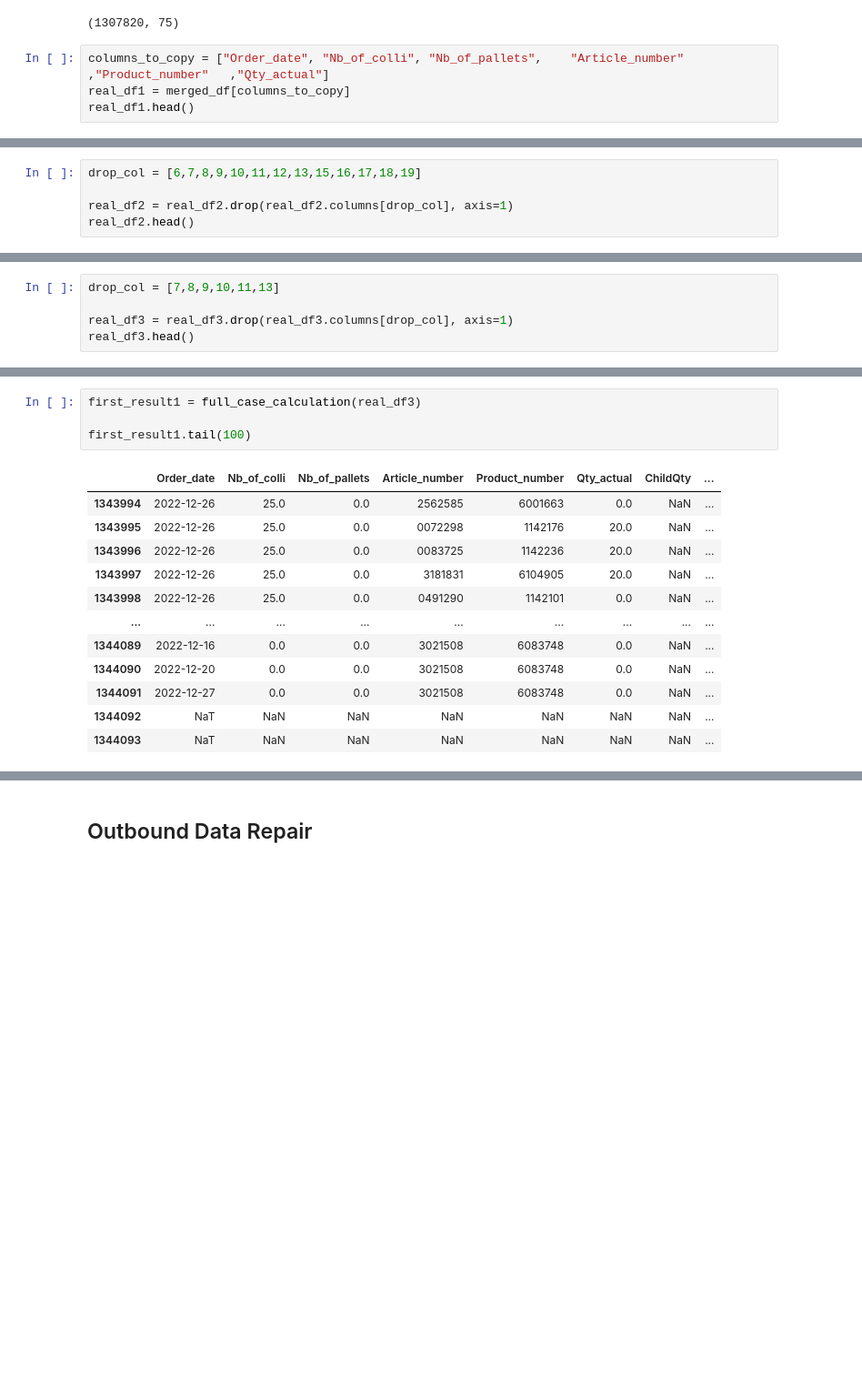
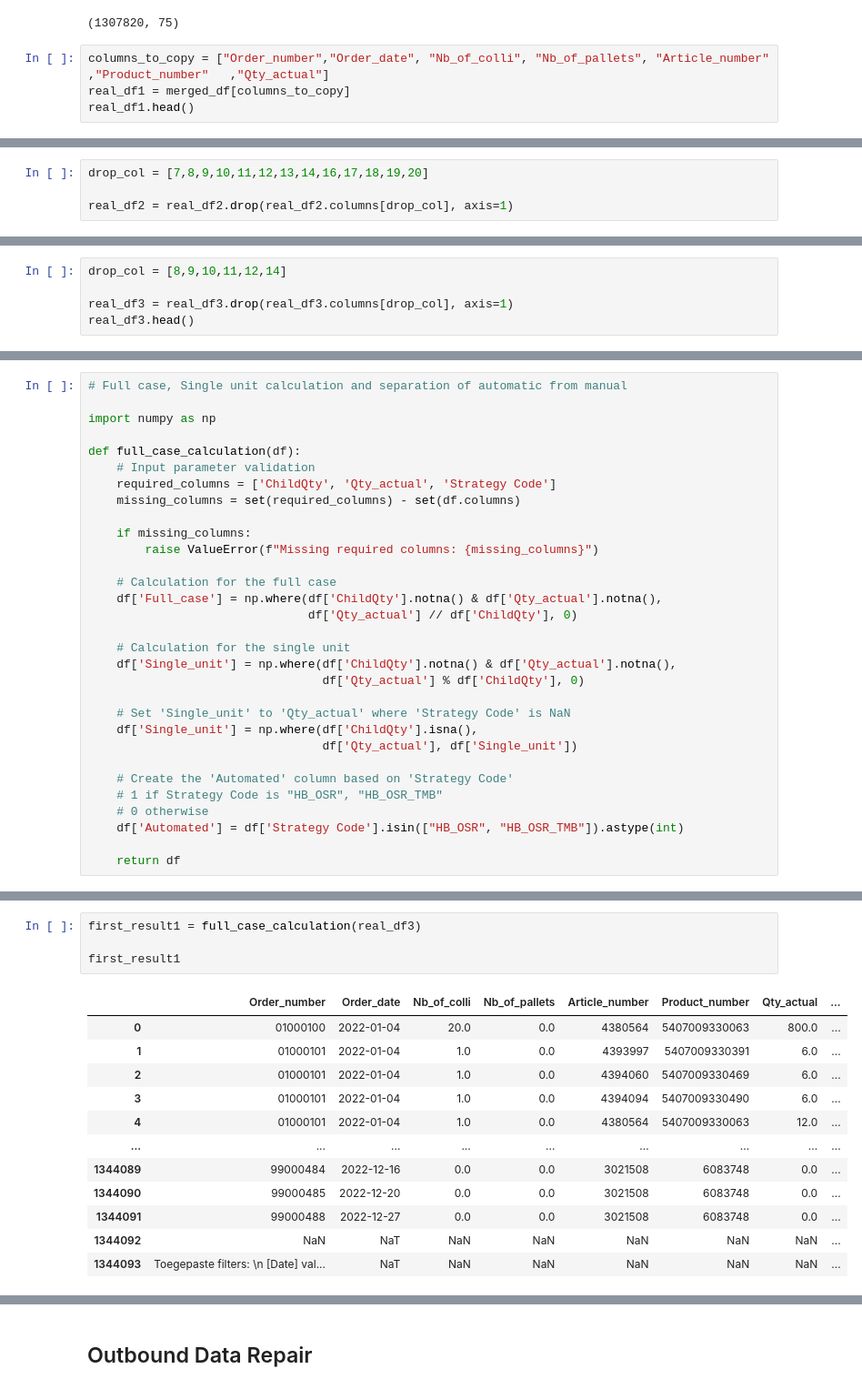
Before and after one commit to HarveyMariya/DataScience_UHasselt, a Jupyter notebook: Python_Scripts/Data_Science_Project/Data_wrangling_DS_project.ipynb, the cells around one changed output, grey strips where cells are left out. Shown: that part at 91% size. Drawn from its saved outputs; the diff is of its cells as text; blank space fills up the shorter version.

```diff
--- a/Python_Scripts/Data_Science_Project/Data_wrangling_DS_project.ipynb
+++ b/Python_Scripts/Data_Science_Project/Data_wrangling_DS_project.ipynb
@@ -281,7 +161,7 @@ merged_df.shape
 # %% [output]
 (1307820, 75)
 # %%
-columns_to_copy = ["Order_date", "Nb_of_colli", "Nb_of_pallets",	"Article_number"	,"Product_number"	,"Qty_actual"]
+columns_to_copy = ["Order_number","Order_date", "Nb_of_colli", "Nb_of_pallets",	"Article_number"	,"Product_number"	,"Qty_actual"]
 real_df1 = merged_df[columns_to_copy]
 real_df1.head()
 # %% [output]
@@ -306,5 +187,4 @@ real_df2.head()
 # %%
-drop_col = [6,7,8,9,10,11,12,13,15,16,17,18,19]
+drop_col = [7,8,9,10,11,12,13,14,16,17,18,19,20]
 
 real_df2 = real_df2.drop(real_df2.columns[drop_col], axis=1)
-real_df2.head()
@@ -330,5 +212,5 @@ real_df3.head()
 # %%
-drop_col = [7,8,9,10,11,13]
+drop_col = [8,9,10,11,12,14]
 
 real_df3 = real_df3.drop(real_df3.columns[drop_col], axis=1)
 real_df3.head()
@@ -341,0 +236,31 @@ real_df3.head()
+# %%
+# Full case, Single unit calculation and separation of automatic from manual
+
+import numpy as np
+
+def full_case_calculation(df):
+    # Input parameter validation
+    required_columns = ['ChildQty', 'Qty_actual', 'Strategy Code']
+    missing_columns = set(required_columns) - set(df.columns)
+
+    if missing_columns:
+        raise ValueError(f"Missing required columns: {missing_columns}")
+
+    # Calculation for the full case
+    df['Full_case'] = np.where(df['ChildQty'].notna() & df['Qty_actual'].notna(),
+                               df['Qty_actual'] // df['ChildQty'], 0)
+
+    # Calculation for the single unit
+    df['Single_unit'] = np.where(df['ChildQty'].notna() & df['Qty_actual'].notna(),
+                                 df['Qty_actual'] % df['ChildQty'], 0)
+
+    # Set 'Single_unit' to 'Qty_actual' where 'Strategy Code' is NaN
+    df['Single_unit'] = np.where(df['ChildQty'].isna(),
+                                 df['Qty_actual'], df['Single_unit'])
+
+    # Create the 'Automated' column based on 'Strategy Code'
+    # 1 if Strategy Code is "HB_OSR", "HB_OSR_TMB"
+    # 0 otherwise
+    df['Automated'] = df['Strategy Code'].isin(["HB_OSR", "HB_OSR_TMB"]).astype(int)
+
+    return df
@@ -342,17 +281,17 @@ real_df3.head()
 # %%
 first_result1 = full_case_calculation(real_df3)
 
-first_result1.tail(100)
+first_result1
 # %% [output]
-|  | Order_date | Nb_of_colli | Nb_of_pallets | Article_number | Product_number | Qty_actual | ChildQty | ... |
-| 1343994 | 2022-12-26 | 25.0 | 0.0 | 2562585 | 6001663 | 0.0 | NaN | ... |
-| 1343995 | 2022-12-26 | 25.0 | 0.0 | 0072298 | 1142176 | 20.0 | NaN | ... |
-| 1343996 | 2022-12-26 | 25.0 | 0.0 | 0083725 | 1142236 | 20.0 | NaN | ... |
-| 1343997 | 2022-12-26 | 25.0 | 0.0 | 3181831 | 6104905 | 20.0 | NaN | ... |
-| 1343998 | 2022-12-26 | 25.0 | 0.0 | 0491290 | 1142101 | 0.0 | NaN | ... |
+|  | Order_number | Order_date | Nb_of_colli | Nb_of_pallets | Article_number | Product_number | Qty_actual | ... |
+| 0 | 01000100 | 2022-01-04 | 20.0 | 0.0 | 4380564 | 5407009330063 | 800.0 | ... |
+| 1 | 01000101 | 2022-01-04 | 1.0 | 0.0 | 4393997 | 5407009330391 | 6.0 | ... |
+| 2 | 01000101 | 2022-01-04 | 1.0 | 0.0 | 4394060 | 5407009330469 | 6.0 | ... |
+| 3 | 01000101 | 2022-01-04 | 1.0 | 0.0 | 4394094 | 5407009330490 | 6.0 | ... |
+| 4 | 01000101 | 2022-01-04 | 1.0 | 0.0 | 4380564 | 5407009330063 | 12.0 | ... |
 | ... | ... | ... | ... | ... | ... | ... | ... | ... |
-| 1344089 | 2022-12-16 | 0.0 | 0.0 | 3021508 | 6083748 | 0.0 | NaN | ... |
-| 1344090 | 2022-12-20 | 0.0 | 0.0 | 3021508 | 6083748 | 0.0 | NaN | ... |
-| 1344091 | 2022-12-27 | 0.0 | 0.0 | 3021508 | 6083748 | 0.0 | NaN | ... |
-| 1344092 | NaT | NaN | NaN | NaN | NaN | NaN | NaN | ... |
-| 1344093 | NaT | NaN | NaN | NaN | NaN | NaN | NaN | ... |
+| 1344089 | 99000484 | 2022-12-16 | 0.0 | 0.0 | 3021508 | 6083748 | 0.0 | ... |
+| 1344090 | 99000485 | 2022-12-20 | 0.0 | 0.0 | 3021508 | 6083748 | 0.0 | ... |
+| 1344091 | 99000488 | 2022-12-27 | 0.0 | 0.0 | 3021508 | 6083748 | 0.0 | ... |
+| 1344092 | NaN | NaT | NaN | NaN | NaN | NaN | NaN | ... |
+| 1344093 | Toegepaste filters: \n [Date] val... | NaT | NaN | NaN | NaN | NaN | NaN | ... |
```
Also changed, not shown: parts of 57 cells of this notebook, 4 other files.
